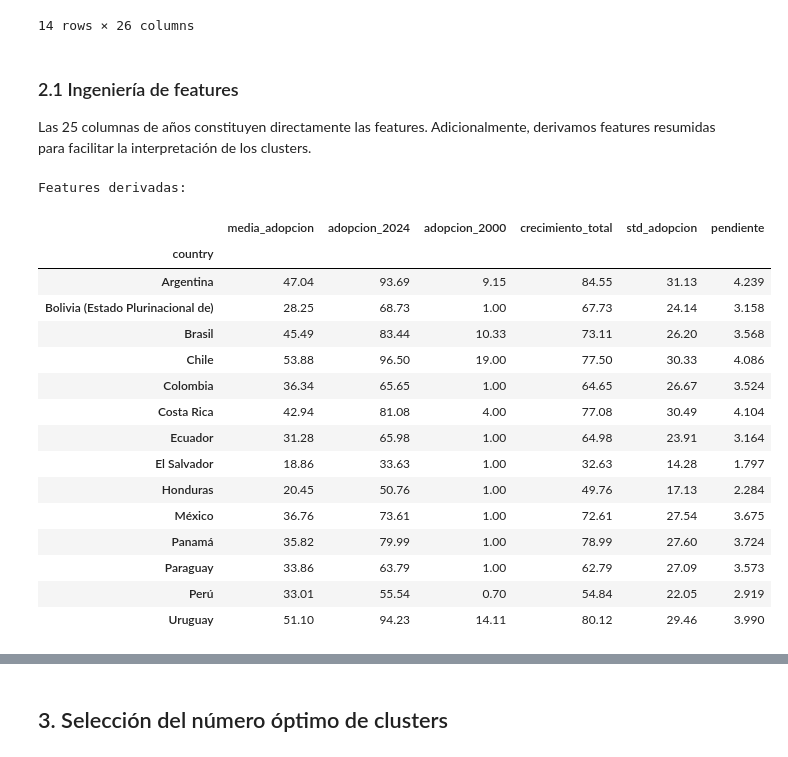
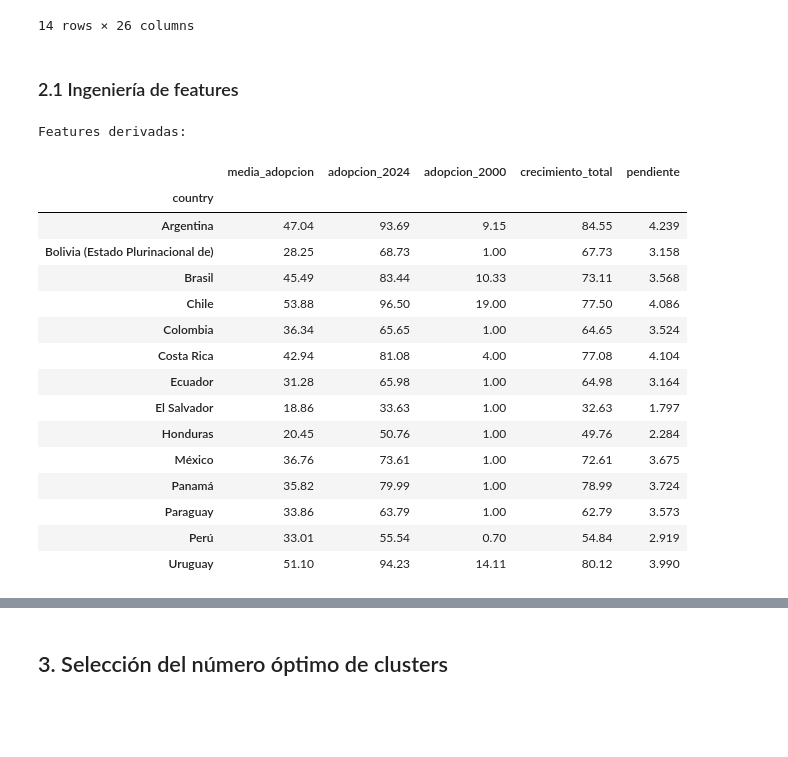
Before and after one commit to nadissa1508/MD_Proyecto_final, a Jupyter notebook: clustering_macro.ipynb, the cells around one changed output, grey strips where cells are left out. Drawn from its saved outputs; the diff is of its cells as text; code cells hidden in the pictures; blank space fills up the shorter version.

```diff
--- a/clustering_macro.ipynb
+++ b/clustering_macro.ipynb
@@ -84,48 +72,40 @@ Países: ['Argentina', 'Bolivia (Estado Plurinacional de)', 'Brasil', 'Chile', '
 | 12 | Perú | 0.700000 | 0.250000 | 0.800000 | 1.400000 | 2.000000 | 3.500000 | 4.70 | 30.000000 | 31.000000 | ... | ... |
 | 13 | Uruguay | 14.113613 | 13.000000 | 13.600000 | 13.300000 | 13.500000 | 13.500000 | 13.40 | 15.800000 | 36.000000 | ... | ... |
 14 rows × 26 columns
-# %% [markdown]
-### 2.1 Ingeniería de features
-
-Las 25 columnas de años constituyen directamente las features. Adicionalmente, derivamos features resumidas para facilitar la interpretación de los clusters.
+# %% [markdown]
+### 2.1 Ingeniería de features
 # %%
 YEAR_COLS = [c for c in df.columns if c != 'country']
-YEARS = np.array([int(y) for y in YEAR_COLS])
-
+YEARS     = np.array([int(y) for y in YEAR_COLS])
 countries = df['country'].values
-X_raw = df[YEAR_COLS].values.astype(float)  # shape (14, 25)
+X_raw     = df[YEAR_COLS].values.astype(float)  # (14, 25)
 
 # Features derivadas para interpretación
 df_feat = pd.DataFrame({'country': countries})
 df_feat['media_adopcion']    = X_raw.mean(axis=1).round(2)
 df_feat['adopcion_2024']     = X_raw[:, -1].round(2)
-df_feat['adopcion_2000']     = X_raw[:, 0].round(2)
+df_feat['adopcion_2000']     = X_raw[:,  0].round(2)
 df_feat['crecimiento_total'] = (X_raw[:, -1] - X_raw[:, 0]).round(2)
-df_feat['std_adopcion']      = X_raw.std(axis=1).round(2)
-
-# Pendiente de tendencia lineal (regresión por país)
-from numpy.polynomial import polynomial as P
-years_norm = YEARS - YEARS.mean()
-slopes = [np.polyfit(years_norm, X_raw[i], 1)[0] for i in range(len(X_raw))]
-df_feat['pendiente'] = np.round(slopes, 3)
+df_feat['pendiente']         = [round(np.polyfit(YEARS - YEARS.mean(), X_raw[i], 1)[0], 3)
+                                for i in range(len(X_raw))]
 
 print('Features derivadas:')
 display(df_feat.set_index('country'))
 # %% [output]
 Features derivadas:
-|  | media_adopcion | adopcion_2024 | adopcion_2000 | crecimiento_total | std_adopcion | pendiente |
-| country |  |  |  |  |  |  |
-| Argentina | 47.04 | 93.69 | 9.15 | 84.55 | 31.13 | 4.239 |
-| Bolivia (Estado Plurinacional de) | 28.25 | 68.73 | 1.00 | 67.73 | 24.14 | 3.158 |
-| Brasil | 45.49 | 83.44 | 10.33 | 73.11 | 26.20 | 3.568 |
-| Chile | 53.88 | 96.50 | 19.00 | 77.50 | 30.33 | 4.086 |
-| Colombia | 36.34 | 65.65 | 1.00 | 64.65 | 26.67 | 3.524 |
-| Costa Rica | 42.94 | 81.08 | 4.00 | 77.08 | 30.49 | 4.104 |
-| Ecuador | 31.28 | 65.98 | 1.00 | 64.98 | 23.91 | 3.164 |
-| El Salvador | 18.86 | 33.63 | 1.00 | 32.63 | 14.28 | 1.797 |
-| Honduras | 20.45 | 50.76 | 1.00 | 49.76 | 17.13 | 2.284 |
-| México | 36.76 | 73.61 | 1.00 | 72.61 | 27.54 | 3.675 |
-| Panamá | 35.82 | 79.99 | 1.00 | 78.99 | 27.60 | 3.724 |
-| Paraguay | 33.86 | 63.79 | 1.00 | 62.79 | 27.09 | 3.573 |
-| Perú | 33.01 | 55.54 | 0.70 | 54.84 | 22.05 | 2.919 |
-| Uruguay | 51.10 | 94.23 | 14.11 | 80.12 | 29.46 | 3.990 |
+|  | media_adopcion | adopcion_2024 | adopcion_2000 | crecimiento_total | pendiente |
+| country |  |  |  |  |  |
+| Argentina | 47.04 | 93.69 | 9.15 | 84.55 | 4.239 |
+| Bolivia (Estado Plurinacional de) | 28.25 | 68.73 | 1.00 | 67.73 | 3.158 |
+| Brasil | 45.49 | 83.44 | 10.33 | 73.11 | 3.568 |
+| Chile | 53.88 | 96.50 | 19.00 | 77.50 | 4.086 |
+| Colombia | 36.34 | 65.65 | 1.00 | 64.65 | 3.524 |
+| Costa Rica | 42.94 | 81.08 | 4.00 | 77.08 | 4.104 |
+| Ecuador | 31.28 | 65.98 | 1.00 | 64.98 | 3.164 |
+| El Salvador | 18.86 | 33.63 | 1.00 | 32.63 | 1.797 |
+| Honduras | 20.45 | 50.76 | 1.00 | 49.76 | 2.284 |
+| México | 36.76 | 73.61 | 1.00 | 72.61 | 3.675 |
+| Panamá | 35.82 | 79.99 | 1.00 | 78.99 | 3.724 |
+| Paraguay | 33.86 | 63.79 | 1.00 | 62.79 | 3.573 |
+| Perú | 33.01 | 55.54 | 0.70 | 54.84 | 2.919 |
+| Uruguay | 51.10 | 94.23 | 14.11 | 80.12 | 3.990 |
```
Also changed, not shown: parts of 28 cells of this notebook, 2 other files.
